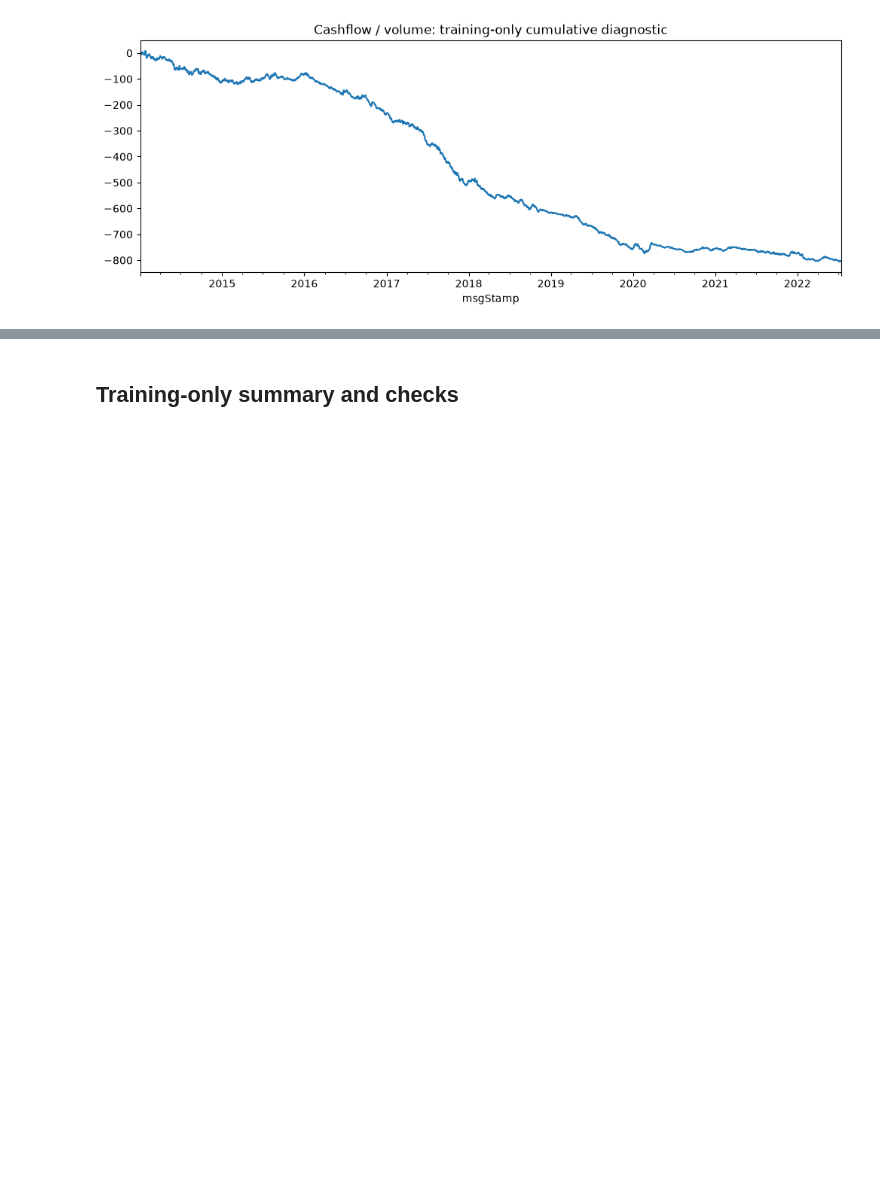
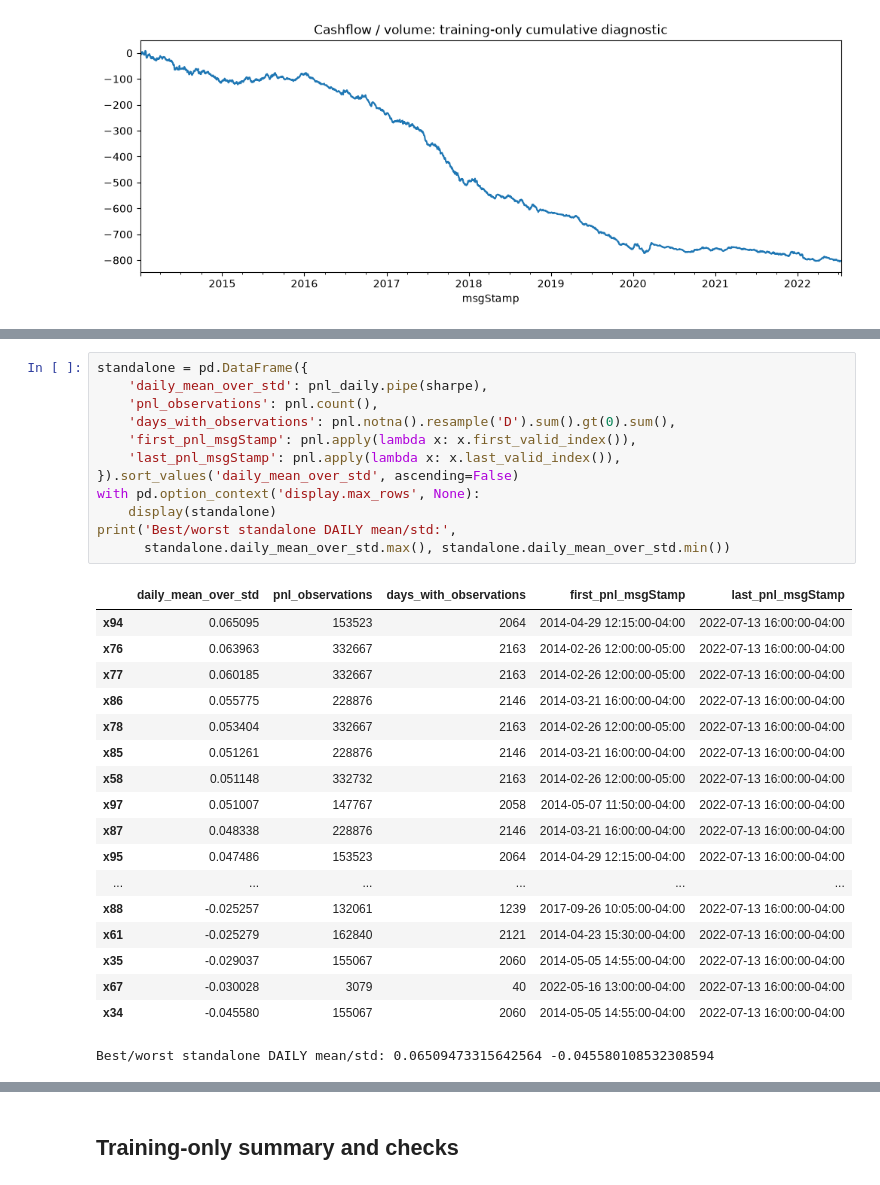
Before and after one commit to ak5ms/th, a Jupyter notebook: notebooks/01_eda.ipynb, the cells around one changed output, grey strips where cells are left out. Cells and saved outputs as stored; diff of their text form; blank space fills up the shorter version.

```diff
--- a/notebooks/01_eda.ipynb
+++ b/notebooks/01_eda.ipynb
@@ -452,0 +484,31 @@ flow_cumulative = flow_contribution.resample('D').sum().cumsum()
+# %%
+standalone = pd.DataFrame({
+    'daily_mean_over_std': pnl_daily.pipe(sharpe),
+    'pnl_observations': pnl.count(),
+    'days_with_observations': pnl.notna().resample('D').sum().gt(0).sum(),
+    'first_pnl_msgStamp': pnl.apply(lambda x: x.first_valid_index()),
+    'last_pnl_msgStamp': pnl.apply(lambda x: x.last_valid_index()),
+}).sort_values('daily_mean_over_std', ascending=False)
+with pd.option_context('display.max_rows', None):
+    display(standalone)
+print('Best/worst standalone DAILY mean/std:',
+      standalone.daily_mean_over_std.max(), standalone.daily_mean_over_std.min())
+# %% [output]
+|  | daily_mean_over_std | pnl_observations | days_with_observations | first_pnl_msgStamp | last_pnl_msgStamp |
+| x94 | 0.065095 | 153523 | 2064 | 2014-04-29 12:15:00-04:00 | 2022-07-13 16:00:00-04:00 |
+| x76 | 0.063963 | 332667 | 2163 | 2014-02-26 12:00:00-05:00 | 2022-07-13 16:00:00-04:00 |
+| x77 | 0.060185 | 332667 | 2163 | 2014-02-26 12:00:00-05:00 | 2022-07-13 16:00:00-04:00 |
+| x86 | 0.055775 | 228876 | 2146 | 2014-03-21 16:00:00-04:00 | 2022-07-13 16:00:00-04:00 |
+| x78 | 0.053404 | 332667 | 2163 | 2014-02-26 12:00:00-05:00 | 2022-07-13 16:00:00-04:00 |
+| x85 | 0.051261 | 228876 | 2146 | 2014-03-21 16:00:00-04:00 | 2022-07-13 16:00:00-04:00 |
+| x58 | 0.051148 | 332732 | 2163 | 2014-02-26 12:00:00-05:00 | 2022-07-13 16:00:00-04:00 |
+| x97 | 0.051007 | 147767 | 2058 | 2014-05-07 11:50:00-04:00 | 2022-07-13 16:00:00-04:00 |
+| x87 | 0.048338 | 228876 | 2146 | 2014-03-21 16:00:00-04:00 | 2022-07-13 16:00:00-04:00 |
+| x95 | 0.047486 | 153523 | 2064 | 2014-04-29 12:15:00-04:00 | 2022-07-13 16:00:00-04:00 |
+| ... | ... | ... | ... | ... | ... |
+| x88 | -0.025257 | 132061 | 1239 | 2017-09-26 10:05:00-04:00 | 2022-07-13 16:00:00-04:00 |
+| x61 | -0.025279 | 162840 | 2121 | 2014-04-23 15:30:00-04:00 | 2022-07-13 16:00:00-04:00 |
+| x35 | -0.029037 | 155067 | 2060 | 2014-05-05 14:55:00-04:00 | 2022-07-13 16:00:00-04:00 |
+| x67 | -0.030028 | 3079 | 40 | 2022-05-16 13:00:00-04:00 | 2022-07-13 16:00:00-04:00 |
+| x34 | -0.045580 | 155067 | 2060 | 2014-05-05 14:55:00-04:00 | 2022-07-13 16:00:00-04:00 |
+Best/worst standalone DAILY mean/std: 0.06509473315642564 -0.045580108532308594
```
Also changed, not shown: parts of 11 cells of this notebook, 2 other files.
